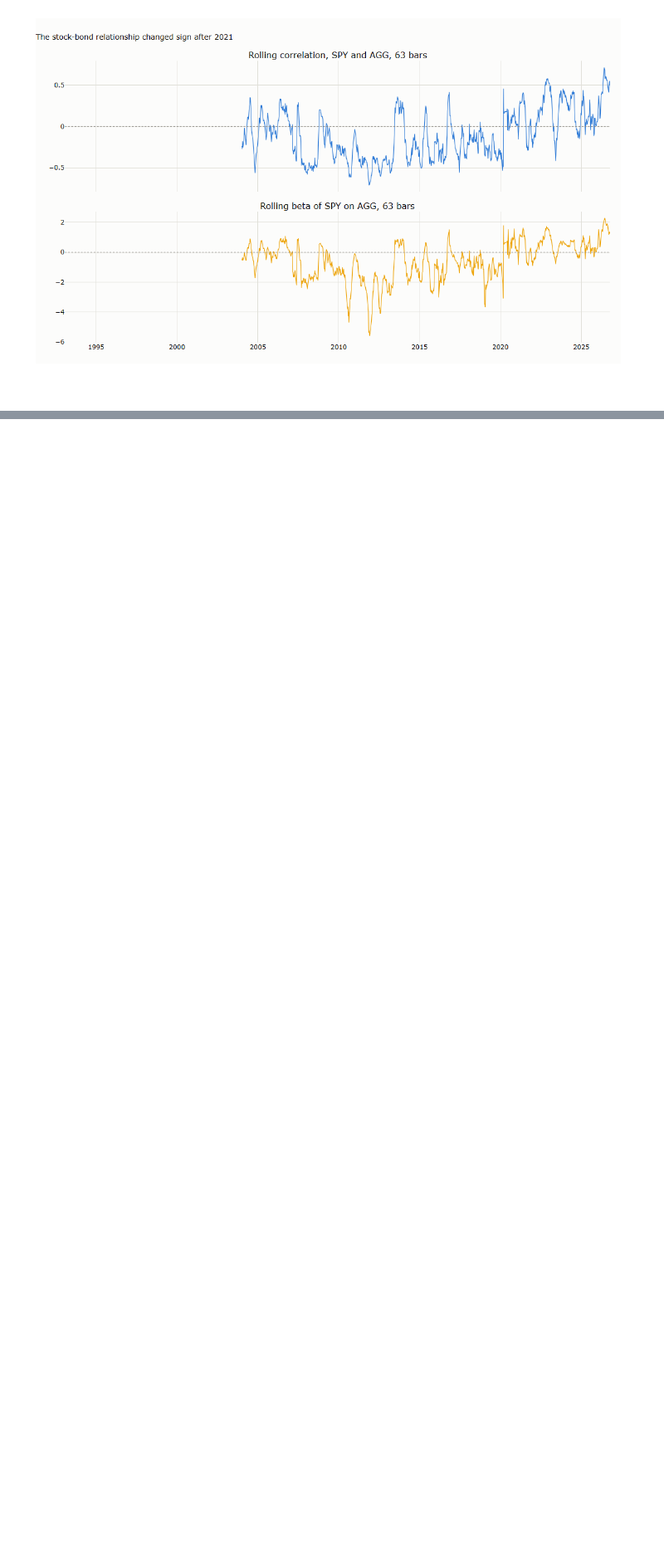
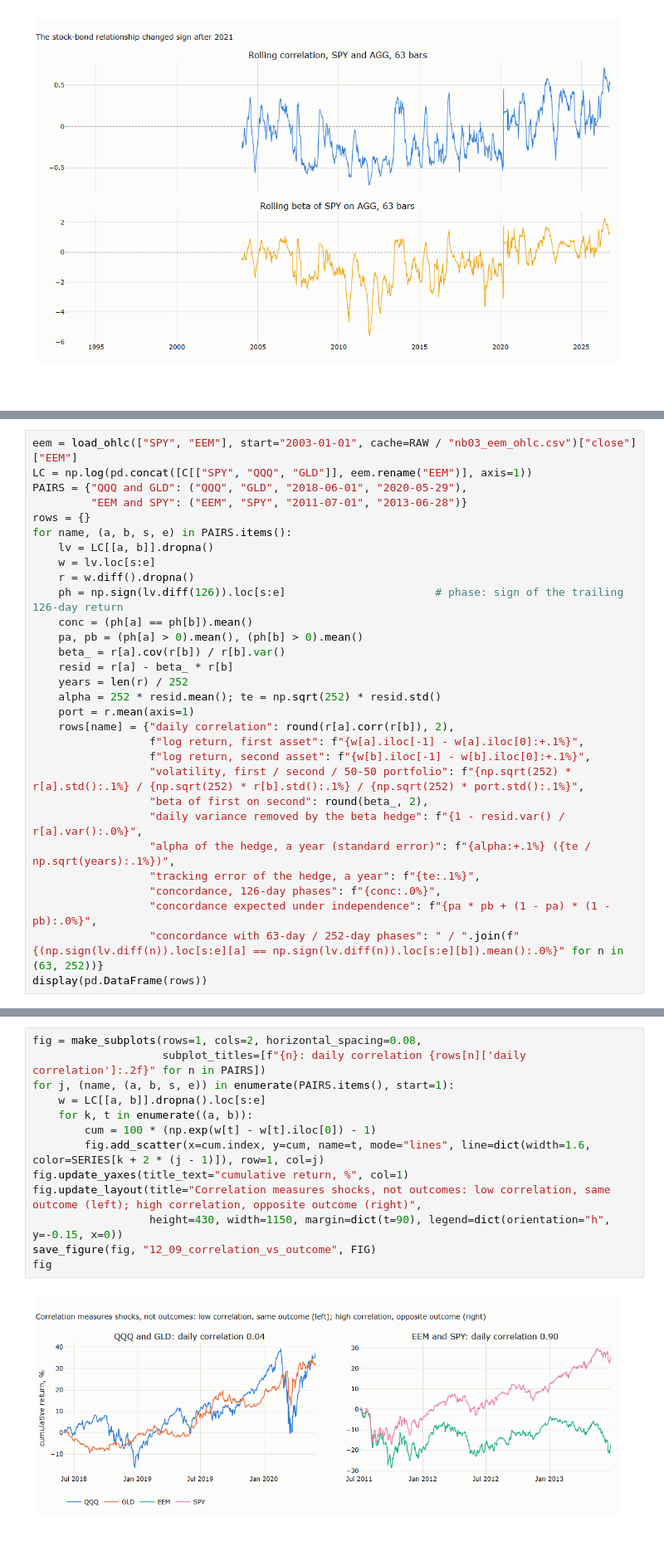
Before and after one commit to MaxGnesi/systematic-trading-notes, a Jupyter notebook: lectures/03-same-bars-different-questions/03_same_bars_different_questions.ipynb, the cells around one changed output, grey strips where cells are left out. Shown at 83% size. Drawn from its saved outputs; the diff is of its cells as text; blank space fills up the shorter version.

```diff
--- a/lectures/03-same-bars-different-questions/03_same_bars_different_questions.ipynb
+++ b/lectures/03-same-bars-different-questions/03_same_bars_different_questions.ipynb
@@ -517,0 +534,30 @@ fig
+# %%
+eem = load_ohlc(["SPY", "EEM"], start="2003-01-01", cache=RAW / "nb03_eem_ohlc.csv")["close"]["EEM"]
+LC = np.log(pd.concat([C[["SPY", "QQQ", "GLD"]], eem.rename("EEM")], axis=1))
+PAIRS = {"QQQ and GLD": ("QQQ", "GLD", "2018-06-01", "2020-05-29"),
+         "EEM and SPY": ("EEM", "SPY", "2011-07-01", "2013-06-28")}
+rows = {}
+for name, (a, b, s, e) in PAIRS.items():
+    lv = LC[[a, b]].dropna()
+    w = lv.loc[s:e]
+    r = w.diff().dropna()
+    ph = np.sign(lv.diff(126)).loc[s:e]                       # phase: sign of the trailing 126-day return
+    conc = (ph[a] == ph[b]).mean()
+    pa, pb = (ph[a] > 0).mean(), (ph[b] > 0).mean()
+    beta_ = r[a].cov(r[b]) / r[b].var()
+    resid = r[a] - beta_ * r[b]
+    years = len(r) / 252
+    alpha = 252 * resid.mean(); te = np.sqrt(252) * resid.std()
+    port = r.mean(axis=1)
+    rows[name] = {"daily correlation": round(r[a].corr(r[b]), 2),
+                  f"log return, first asset": f"{w[a].iloc[-1] - w[a].iloc[0]:+.1%}",
+                  f"log return, second asset": f"{w[b].iloc[-1] - w[b].iloc[0]:+.1%}",
+                  "volatility, first / second / 50-50 portfolio": f"{np.sqrt(252) * r[a].std():.1%} / {np.sqrt(252) * r[b].std():.1%} / {np.sqrt(252) * port.std():.1%}",
+                  "beta of first on second": round(beta_, 2),
+                  "daily variance removed by the beta hedge": f"{1 - resid.var() / r[a].var():.0%}",
+                  "alpha of the hedge, a year (standard error)": f"{alpha:+.1%} ({te / np.sqrt(years):.1%})",
+                  "tracking error of the hedge, a year": f"{te:.1%}",
+                  "concordance, 126-day phases": f"{conc:.0%}",
+                  "concordance expected under independence": f"{pa * pb + (1 - pa) * (1 - pb):.0%}",
+                  "concordance with 63-day / 252-day phases": " / ".join(f"{(np.sign(lv.diff(n)).loc[s:e][a] == np.sign(lv.diff(n)).loc[s:e][b]).mean():.0%}" for n in (63, 252))}
+display(pd.DataFrame(rows))
@@ -518,3 +577,18 @@ fig
+# %%
+fig = make_subplots(rows=1, cols=2, horizontal_spacing=0.08,
+                    subplot_titles=[f"{n}: daily correlation {rows[n]['daily correlation']:.2f}" for n in PAIRS])
+for j, (name, (a, b, s, e)) in enumerate(PAIRS.items(), start=1):
+    w = LC[[a, b]].dropna().loc[s:e]
+    for k, t in enumerate((a, b)):
+        cum = 100 * (np.exp(w[t] - w[t].iloc[0]) - 1)
+        fig.add_scatter(x=cum.index, y=cum, name=t, mode="lines", line=dict(width=1.6, color=SERIES[k + 2 * (j - 1)]), row=1, col=j)
+fig.update_yaxes(title_text="cumulative return, %", col=1)
+fig.update_layout(title="Correlation measures shocks, not outcomes: low correlation, same outcome (left); high correlation, opposite outcome (right)",
+                  height=430, width=1150, margin=dict(t=90), legend=dict(orientation="h", y=-0.15, x=0))
+save_figure(fig, "12_09_correlation_vs_outcome", FIG)
+fig
+# %% [output]
+[figure, added]
 # %% [markdown]
 ## 8. Distribution shape over long histories
 
```
Also changed, not shown: parts of 2 cells of this notebook, 2 other files.
